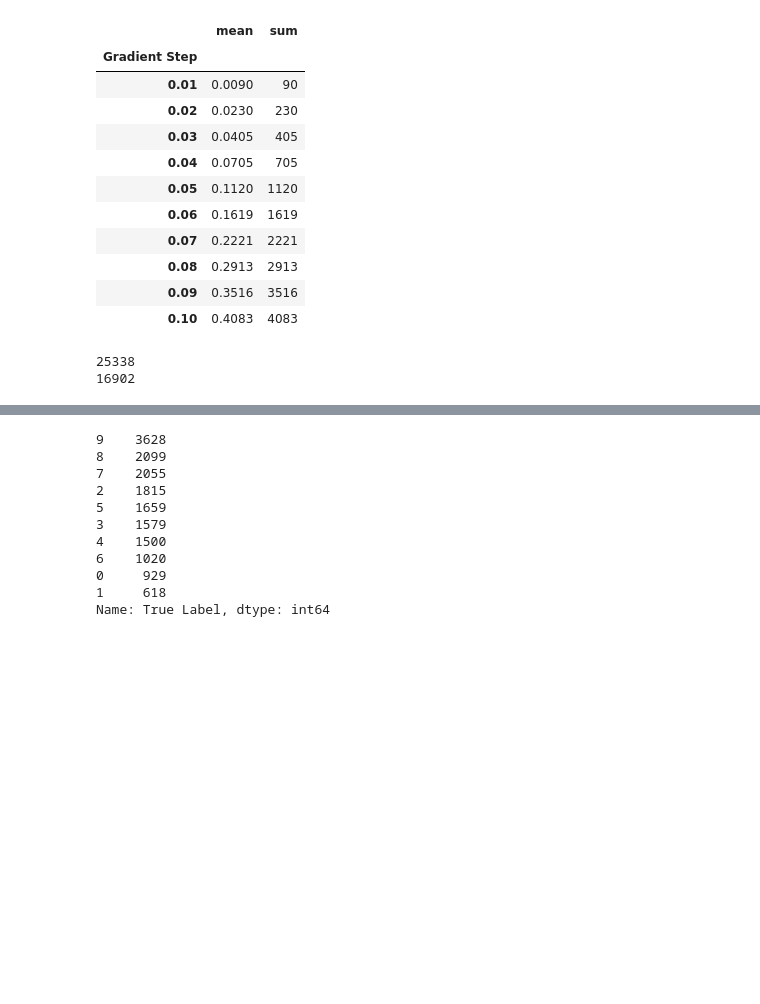
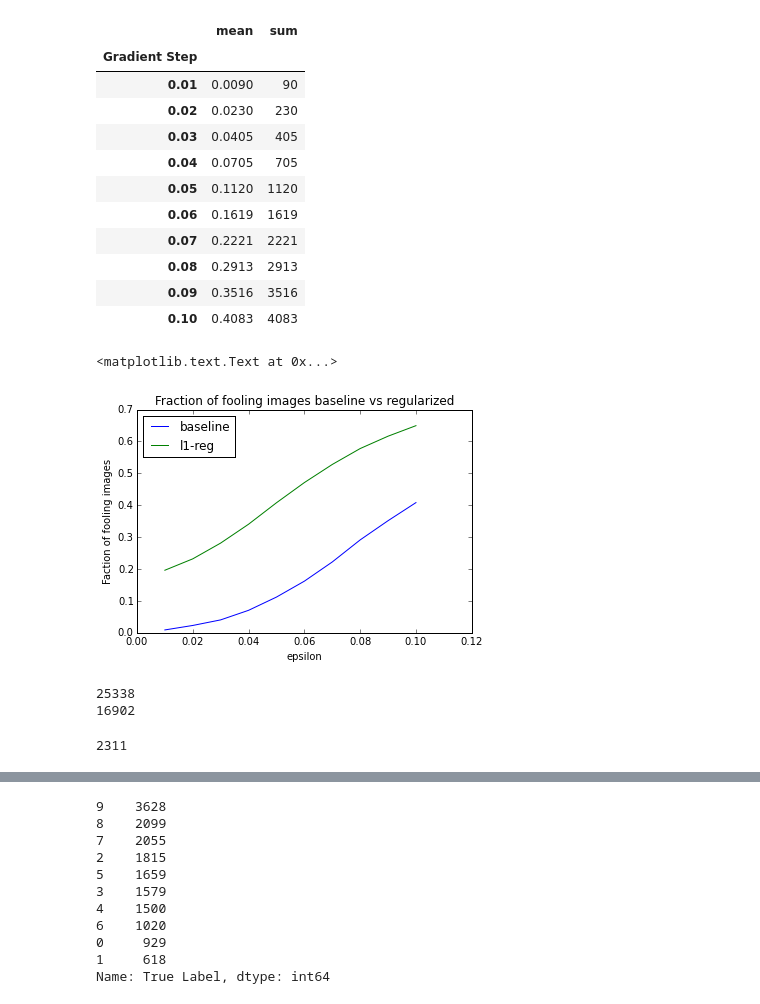
Before and after one commit to jmgilmer/AdversarialMNIST, a Jupyter notebook: explore_baseline_vs_l1reg_models.ipynb, the cells around one changed output, grey strips where cells are left out. Cells and saved outputs as stored; diff of their text form; code cells hidden in the pictures; blank space fills up the shorter version.

```diff
--- a/explore_baseline_vs_l1reg_models.ipynb
+++ b/explore_baseline_vs_l1reg_models.ipynb
@@ -73,8 +74,8 @@ null_grads["True Label"].value_counts()
 0      10
 Name: True Label, dtype: int64
 # %%
-grouped = df_l1.groupby("Gradient Step")["Fooling Image (Y/N)"].aggregate([np.mean, np.sum])
-grouped
+grouped_l1 = df_l1.groupby("Gradient Step")["Fooling Image (Y/N)"].aggregate([np.mean, np.sum])
+grouped_l1
 # %% [output]
 |  | mean | sum |
 | Gradient Step |  |  |
@@ -89,8 +90,8 @@ grouped
 | 0.09 | 0.6166 | 6166 |
 | 0.10 | 0.6496 | 6496 |
 # %%
-grouped = df_baseline.groupby("Gradient Step")["Fooling Image (Y/N)"].aggregate([np.mean, np.sum])
-grouped
+grouped_baseline = df_baseline.groupby("Gradient Step")["Fooling Image (Y/N)"].aggregate([np.mean, np.sum])
+grouped_baseline
 # %% [output]
 |  | mean | sum |
 | Gradient Step |  |  |
@@ -104,6 +105,16 @@ grouped
 | 0.08 | 0.2913 | 2913 |
 | 0.09 | 0.3516 | 3516 |
 | 0.10 | 0.4083 | 4083 |
+# %%
+plt.plot(np.linspace(.01, .1, 10), grouped_baseline["mean"].values, label="baseline")
+plt.plot(np.linspace(.01, .1, 10), grouped_l1["mean"].values, label = "l1-reg")
+plt.legend(loc =0)
+plt.xlabel("epsilon")
+plt.ylabel("Faction of fooling images")
+plt.title("Fraction of fooling images baseline vs regularized")
+# %% [output]
+<matplotlib.text.Text at 0x...>
+[figure, added]
 # %%
 bad_samples_l1 = df_l1[df_l1.apply(lambda row: row["Predicted Label"] != \
                           row["Predicted Label Adverserial"], axis = 1)].dropna(subset = ["Gradient Norm"])
@@ -114,3 +125,8 @@ print len(bad_samples_baseline)
 # %% [output]
 25338
 16902
+# %%
+temp = bad_samples_l1[(bad_samples_l1["Gradient Step"] <= .051) & (bad_samples_l1["Gradient Step"] >= .049)].dropna(subset = ["Gradient Norm"])
+print len(temp)
+# %% [output]
+2311
```
Also changed, not shown: parts of 11 cells of this notebook, 7 other files.
